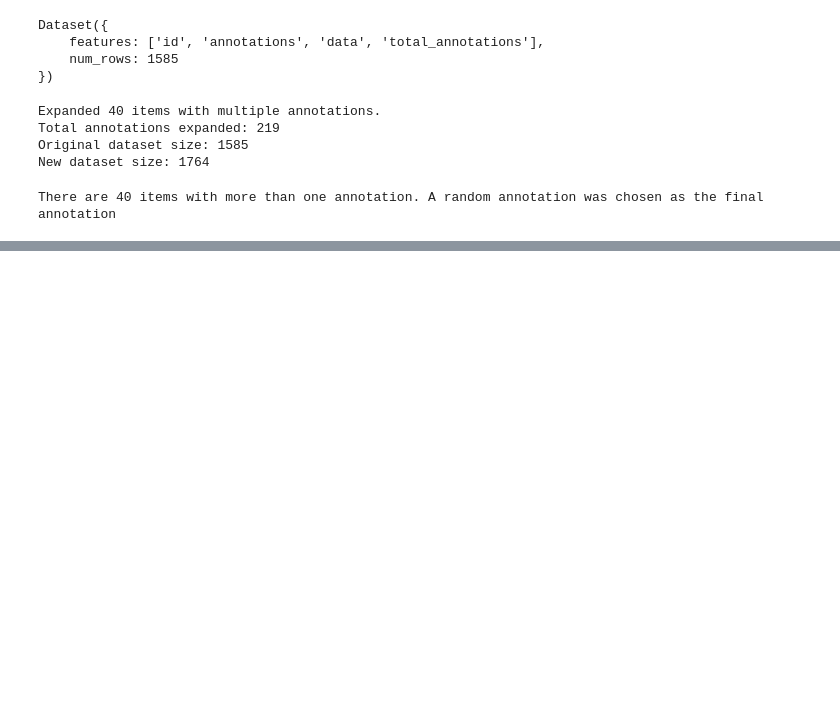
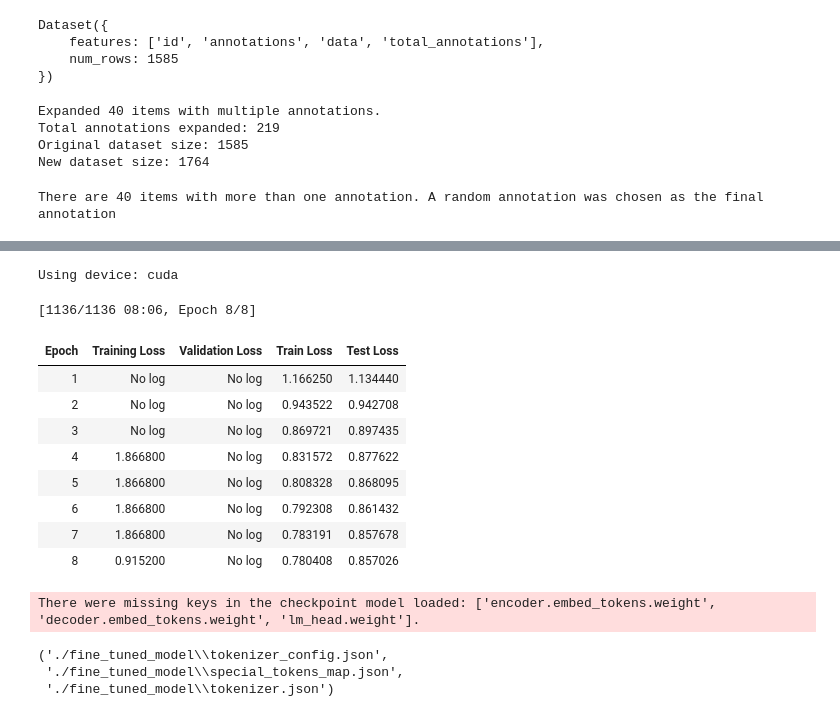
Before and after one commit to xenia-d/NLP-intent-classification, a Jupyter notebook: training_LLM.ipynb, the cells around one changed output, grey strips where cells are left out. Saved outputs shown, nothing was run; the diff lists cells and outputs as text; code cells hidden in the pictures; blank space fills up the shorter version.

Commit message:
training is set up

```diff
--- a/training_LLM.ipynb
+++ b/training_LLM.ipynb
@@ -133,0 +158,76 @@ dataset['annotations'][773]
+# %%
+# Tokenizer and model
+model_name = "t5-small"  # You can use other models like "t5-base" or "google/flan-t5-small"
+tokenizer = AutoTokenizer.from_pretrained(model_name)
+model = AutoModelForSeq2SeqLM.from_pretrained(model_name)
+device = "cuda" if torch.cuda.is_available() else "cpu"
+print("Using device:", device)
+model.to(device)
+
+# Preprocess the dataset
+def preprocess_function(examples):
+    inputs = examples["prompt"]
+    targets = examples["intent"]
+    model_inputs = tokenizer(inputs, max_length=prompt_max, truncation=True, padding="max_length")
+    labels = tokenizer(targets, max_length=intent_max, truncation=True, padding="max_length")
+    model_inputs["labels"] = labels["input_ids"]
+    model_inputs["id"] = examples["id"]  # Preserve the original id
+    return model_inputs
+
+tokenized_dataset = final_dataset.map(preprocess_function, batched=True)
+
+# Split the dataset into train, validation, and test set
+train_test_split = tokenized_dataset.train_test_split(test_size=0.1)
+eval_dataset = train_test_split["test"]
+val_dataset = train_test_split["train"].train_test_split(test_size=0.1)
+train_dataset = val_dataset["train"]
+
+# Define training arguments
+training_args = Seq2SeqTrainingArguments(
+    output_dir="./train_results",
+    eval_strategy="epoch",
+    save_strategy="epoch",
+    learning_rate=5e-5,
+    per_device_train_batch_size=8,
+    per_device_eval_batch_size=8,
+    num_train_epochs=8,
+    weight_decay=0.01,
+    save_total_limit=2,
+    predict_with_generate=True,
+    logging_dir="./logs",
+    load_best_model_at_end=True,
+    metric_for_best_model="eval_test_loss",
+    generation_max_length=intent_max
+)
+
+# Define the Trainer
+trainer = Seq2SeqTrainer(
+    model=model,
+    args=training_args,
+    train_dataset=train_dataset,
+    eval_dataset=val_dataset,
+    tokenizer=tokenizer,
+)
+
+# Fine-tune the model
+trainer.train()
+
+# Save the model
+trainer.save_model("./fine_tuned_model")
+tokenizer.save_pretrained("./fine_tuned_model")
+# %% [output]
+Using device: cuda
+[1136/1136 08:06, Epoch 8/8]
+| Epoch | Training Loss | Validation Loss | Train Loss | Test Loss |
+| 1 | No log | No log | 1.166250 | 1.134440 |
+| 2 | No log | No log | 0.943522 | 0.942708 |
+| 3 | No log | No log | 0.869721 | 0.897435 |
+| 4 | 1.866800 | No log | 0.831572 | 0.877622 |
+| 5 | 1.866800 | No log | 0.808328 | 0.868095 |
+| 6 | 1.866800 | No log | 0.792308 | 0.861432 |
+| 7 | 1.866800 | No log | 0.783191 | 0.857678 |
+| 8 | 0.915200 | No log | 0.780408 | 0.857026 |
+There were missing keys in the checkpoint model loaded: ['encoder.embed_tokens.weight', 'decoder.embed_tokens.weight', 'lm_head.weight'].
+('./fine_tuned_model\\tokenizer_config.json',
+ './fine_tuned_model\\special_tokens_map.json',
+ './fine_tuned_model\\tokenizer.json')
```
Also changed, not shown: parts of 11 cells of this notebook, 1 other file.
